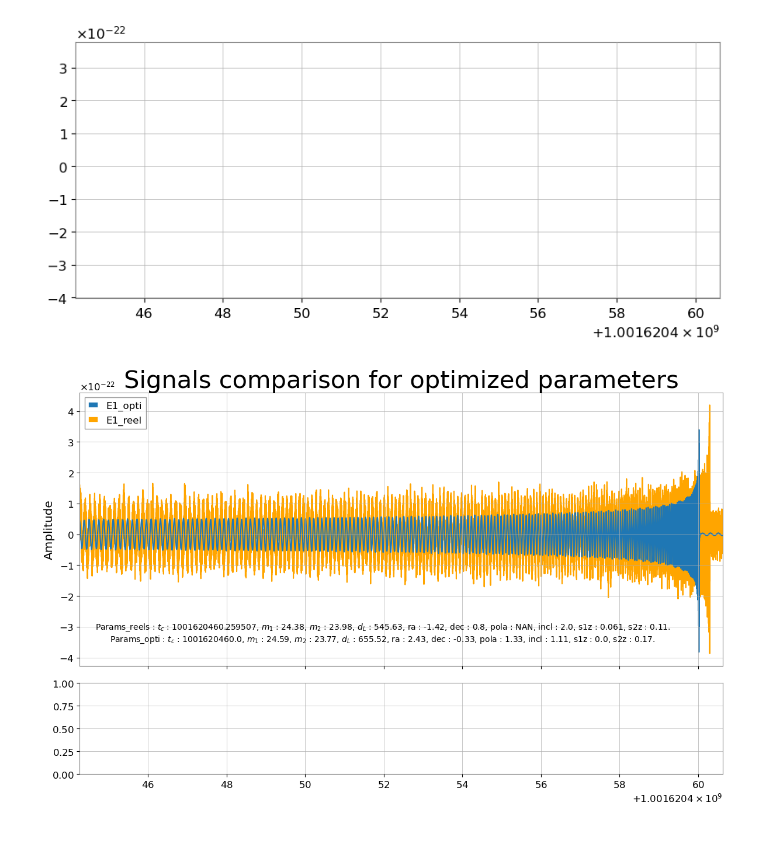
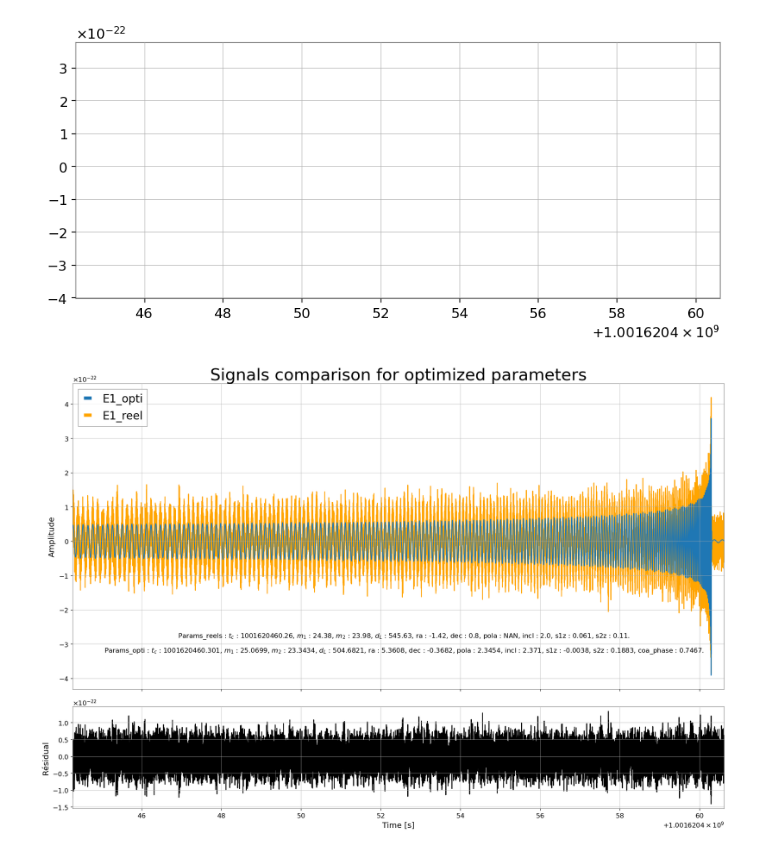
Before and after one commit to Glorieux-Victor/Internship_Victor_CBC_ET, a Jupyter notebook: signaux_comparaison.ipynb, the cells around one changed output. Drawn from its saved outputs; the diff is of its cells as text; code cells hidden in the pictures.

```diff
--- a/signaux_comparaison.ipynb
+++ b/signaux_comparaison.ipynb
@@ -104,3 +104,6 @@ ax.legend()
 TSE1_reel = signal['E1'].to_timeseries()
 TSE2_reel = signal['E2'].to_timeseries()
 TSE3_reel = signal['E3'].to_timeseries()
+# %%
+params_opti_file = pd.read_csv('/home/victor/Internship_Victor_CBC_ET/code_Adrian/MLE_pipeline/src/result_mini.txt')
+print(params_opti_file['mass1'].values[0])
@@ -107,15 +112,15 @@ TSE3_reel = signal['E3'].to_timeseries()
 # %%
 from generate_data import generate_frequency_domain_signal
 
-mchirp_true = 2.10470526e+01
-q_true = 1.03421289e+00
-para_opti = [ 1.00162046e+09,  mass1_from_mchirp_q(mchirp_true, q_true),  mass2_from_mchirp_q(mchirp_true, q_true),
-               6.55524744e+02, 2.42974525e+00, -3.29182818e-01,  1.33204702e+00,  1.10655718e+00,
-             1.81821699e-03,  1.67455630e-01]
-list_params = ['tc','mass1','mass2','distance','ra','dec','polarization','inclination','spin1z','spin2z']
+mchirp_true = params_opti_file['chirp'].values[0]
+q_true = params_opti_file['q'].values[0]
+para_opti = [ params_opti_file['tc'].values[0],  mass1_from_mchirp_q(mchirp_true, q_true),  mass2_from_mchirp_q(mchirp_true, q_true),
+              params_opti_file['distance'].values[0], params_opti_file['ra'].values[0], params_opti_file['dec'].values[0],  params_opti_file['polarization'].values[0], params_opti_file['inclination'].values[0],
+             params_opti_file['spin1z'].values[0],  params_opti_file['spin2z'].values[0], params_opti_file['coa_phase'].values[0]]
+list_params = ['tc','mass1','mass2','distance','ra','dec','polarization','inclination','spin1z','spin2z','coa_phase']
 maximized_params = dict(zip(list_params, para_opti))
 cbc_params_stat = {'spin1x': 0., 'spin2x': 0.,  'spin1y': 0., 'spin2y': 0.,
-    'eccentricity': 0, 'coa_phase': 0}
+    'eccentricity': 0}
 cbc_params_stat ['approximant'] = 'IMRPhenomXPHM'
 cbc_params_stat ['f_lower'] = 5
 
@@ -199,39 +204,56 @@ loglr : -235495.41630174813
 # %%
 # Calcul de la différence
 #residual = reconstructed_signal_tdomain['E1'] - trunc_data['E1']
 
-para_opti = [0, 1.00162046e+09,  mass1_from_mchirp_q(mchirp_true, q_true),  mass2_from_mchirp_q(mchirp_true, q_true),
-               6.55524744e+02, 2.42974525e+00, -3.29182818e-01,  1.33204702e+00,  1.10655718e+00,
-             1.81821699e-03,  1.67455630e-01]
+mchirp_true = params_opti_file['chirp'].values[0]
+q_true = params_opti_file['q'].values[0]
+para_opti = [0, params_opti_file['tc'].values[0],  mass1_from_mchirp_q(mchirp_true, q_true),  mass2_from_mchirp_q(mchirp_true, q_true),
+               params_opti_file['distance'].values[0], params_opti_file['ra'].values[0], params_opti_file['dec'].values[0],  params_opti_file['polarization'].values[0], params_opti_file['inclination'].values[0],
+             params_opti_file['spin1z'].values[0],  params_opti_file['spin2z'].values[0], params_opti_file['coa_phase'].values[0]]
 #24.386689 23.987984 0.0756 -0.023644 0.037543 0.061211 0.1384 -0.080838 0.007908 0.112059 0 0 0.1137 545.6354 -1.418225 0.795954 1.295625 2.002555 2.949147 587.553918 653.770127 3
 para_reels = [1.001620460259506941e+09, 24.38, 23.98, 545.63, -1.42, 0.80, 'NAN', 2.00, 0.061,0.11]
 
 # Création des subplots : 2 lignes, 1 colonne, partagent l'axe X
-fig, (ax1, ax2) = plt.subplots(2, 1, figsize=(12, 8), sharex=True, gridspec_kw={'height_ratios': [3, 1]})
+fig, (ax1, ax2) = plt.subplots(2, 1, figsize=(18, 12), sharex=True, gridspec_kw={'height_ratios': [3, 1]})
 
 # Tracer les deux signaux dans le premier axe
 ax1.plot(reconstructed_signal_tdomain['E1'].get_sample_times(),reconstructed_signal_tdomain['E1'],label='E1_opti', zorder = 2)
 ax1.set_xlim(1001620399.26659 + 45, 1001620463.11925 - 2.5)
+#ax1.set_xlim(1001620399.26659 + 45, 1001620463.11925 - 14)
+#ax1.set_xlim(1001620399.26659 + 60, 1001620463.11925 - 2.6)
 ax.set_xscale('seconds', epoch=(1001620399.26659 + 45))
 ax1.plot(data['E1'].times,data['E1'], color='orange',label='E1_reel',zorder = 1)
 ax1.set_title('Signals comparison for optimized parameters', fontsize = 30)
 ax1.set_ylabel('Amplitude')
-ax1.text(0.6, 0.8, r'Params_opti : $t_c$ : {}, $m_1$ : {}, $m_2$ : {}, $d_L$ : {}, ra : {}, dec : {}, pola : {}, incl : {}, s1z : {}, s2z : {}.'.format(round(para_opti[1],2),
-     round(para_opti[2],2), round(para_opti[3],2), round(para_opti[4],2), round(para_opti[5],2),round(para_opti[6],2), round(para_opti[7],2),round(para_opti[8],2),
-     round(para_opti[9],2),round(para_opti[10],2)), horizontalalignment='center',
-     verticalalignment='center', transform=ax.transAxes,fontsize=10)
-ax1.text(0.6, 0.87, r'Params_reels : $t_c$ : {}, $m_1$ : {}, $m_2$ : {}, $d_L$ : {}, ra : {}, dec : {}, pola : {}, incl : {}, s1z : {}, s2z : {}.'.format(para_reels[0],
+ax1.text(1.7, 1.1, r'Params_opti : $t_c$ : {}, $m_1$ : {}, $m_2$ : {}, $d_L$ : {}, ra : {}, dec : {}, pola : {}, incl : {}, s1z : {}, s2z : {}, coa_phase : {}.'.format(round(para_opti[1],3),
+     round(para_opti[2],4), round(para_opti[3],4), round(para_opti[4],4), round(para_opti[5],4),round(para_opti[6],4), round(para_opti[7],4),round(para_opti[8],4),
+     round(para_opti[9],4),round(para_opti[10],4),round(para_opti[11],4)), horizontalalignment='center',
+     verticalalignment='center', transform=ax.transAxes,fontsize=12)
+ax1.text(1.7, 1.2, r'Params_reels : $t_c$ : {}, $m_1$ : {}, $m_2$ : {}, $d_L$ : {}, ra : {}, dec : {}, pola : {}, incl : {}, s1z : {}, s2z : {}.'.format(round(para_reels[0],3),
       para_reels[1], para_reels[2], para_reels[3], para_reels[4], para_reels[5], para_reels[6], para_reels[7], para_reels[8], para_reels[9]), horizontalalignment='center',
-      verticalalignment='center', transform=ax.transAxes,fontsize=10)
-ax1.legend()
+      verticalalignment='center', transform=ax.transAxes,fontsize=12)
+ax1.legend(fontsize=20)
+
+val = data['E1'].value
+delta_t = data['E1'].dt.value
+data_E1 = PycbcTimeSeries(val, delta_t=delta_t, epoch = reconstructed_signal_tdomain['E1'].start_time)
+
+
+#===========================
+start_common = max(reconstructed_signal_tdomain['E1'].start_time, data['E1'].t0.value)
+end_common = min(reconstructed_signal_tdomain['E1'].end_time, data['E1'].t0.value + data['E1'].duration.value)
+opti_cut = reconstructed_signal_tdomain['E1'].time_slice(start_common, end_common)
+reel_cut = data_E1.time_slice(start_common, end_common)
+
+residual = opti_cut - reel_cut
 
 # Tracer la différence dans le second axe
-# ax2.plot(residual.get_sample_times(), residual, color='black')
-# ax2.set_ylabel('Résidual')
-# ax2.set_xlabel('Time [s]')
+ax2.plot(residual.get_sample_times(), residual, color='black')
+ax2.set_ylabel('Résidual')
+ax2.set_xlabel('Time [s]')
 
 
 plt.tight_layout()
 plt.savefig("Full_loc_minim_L1_Comparaison_signal")
 # %% [output]
-[figure, old version]
+[figure, new version]
```
Also changed, not shown: parts of 8 cells of this notebook, 8 other files.
